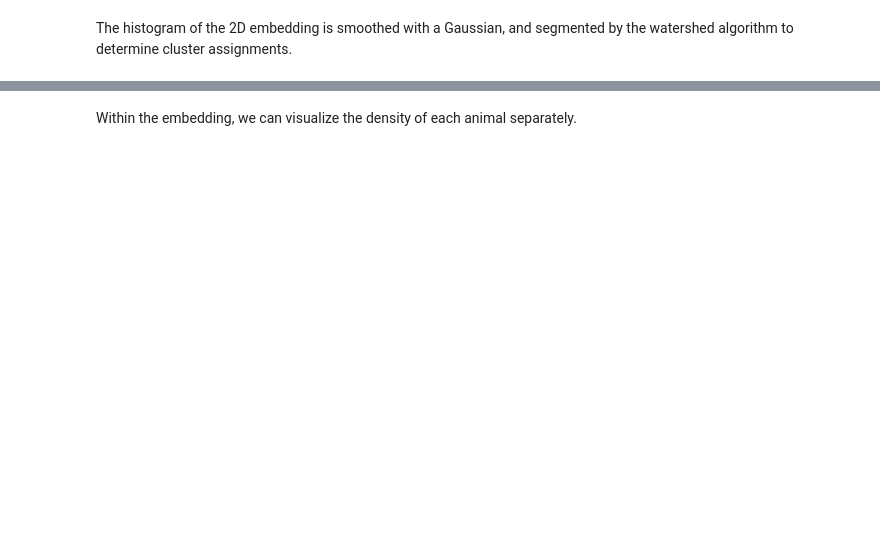
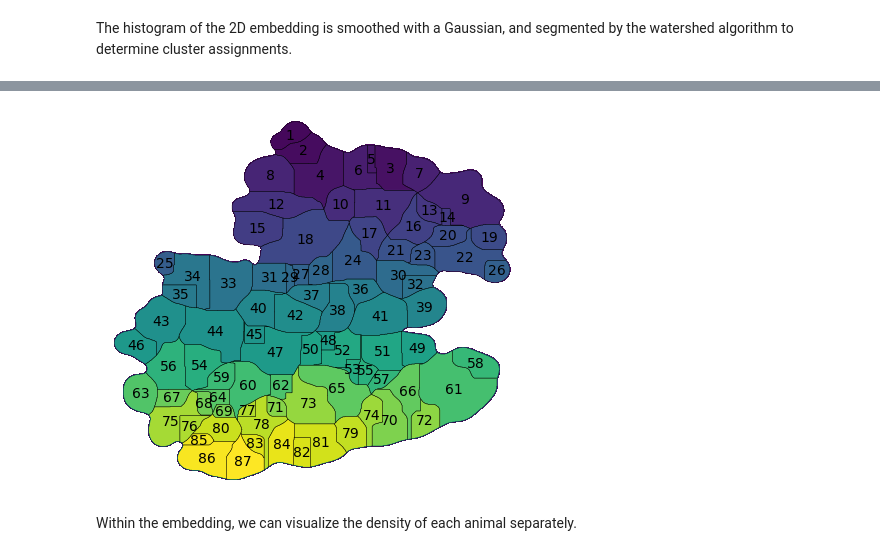
Before and after one commit to joshuahwu/neuroposelib, a Jupyter notebook: tutorials/tutorial.ipynb, the cells around one changed output, grey strips where cells are left out. Drawn from its saved outputs; the diff is of its cells as text; code cells hidden in the pictures; blank space fills up the shorter version.

```diff
--- a/tutorials/tutorial.ipynb
+++ b/tutorials/tutorial.ipynb
@@ -303,3 +308,12 @@ Calculating watershed
+# %%
+vis.plot.watershed(
+    ws_map=data_obj.ws.watershed_map,
+    ws_borders=data_obj.ws.borders,
+    filepath=config["out_path"] + "/watershed.png",
+    show=True,
+)
+# %% [output]
+[figure, added]
 # %% [markdown]
 Within the embedding, we can visualize the density of each animal separately.
 # %%
```
Also changed, not shown: parts of 12 cells of this notebook, 6 other files.
